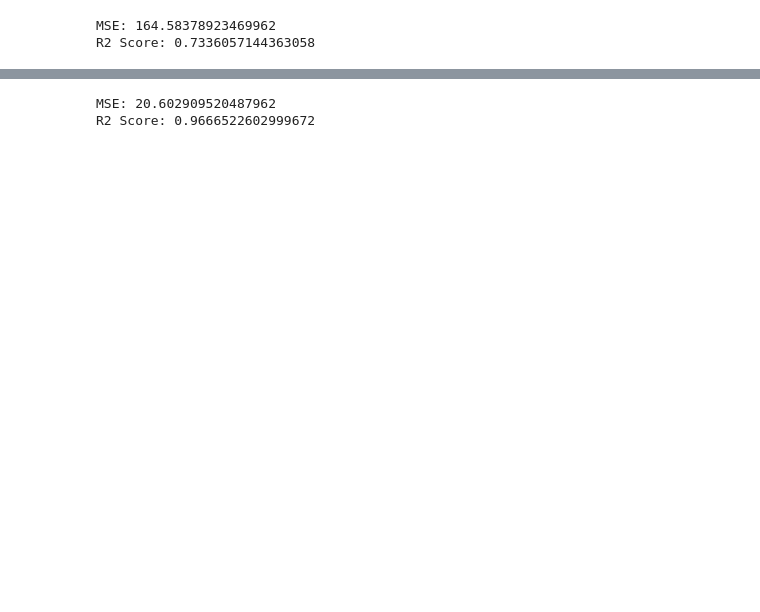
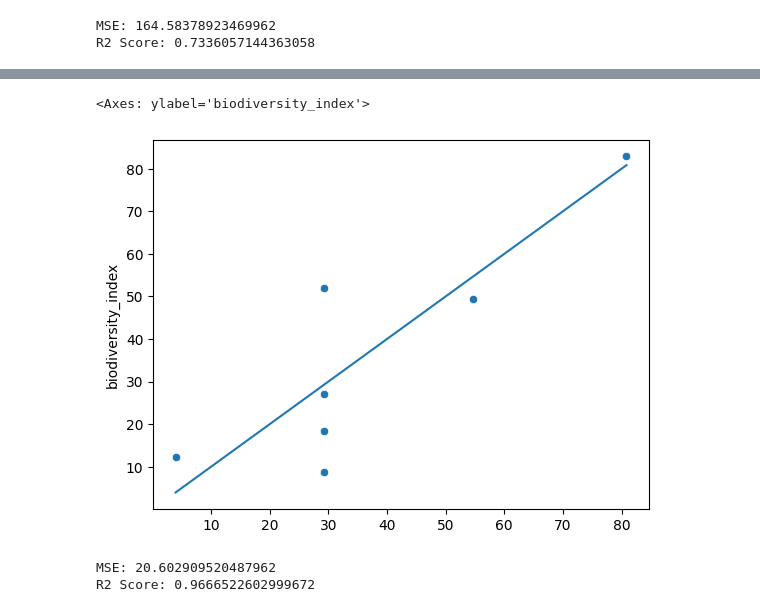
Before and after one commit to mut-rogers/Machine-Learning, a Jupyter notebook: Random Forests/test.ipynb, the cells around one changed output, grey strips where cells are left out. Drawn from its saved outputs; the diff is of its cells as text; code cells hidden in the pictures; blank space fills up the shorter version.

```diff
--- a/Random Forests/test.ipynb
+++ b/Random Forests/test.ipynb
@@ -104,3 +129,9 @@ R2 Score: 0.7336057144363058
+# %%
+sns.lineplot(x=y_predicted, y=y_predicted)
+sns.scatterplot(y=y_test, x=y_predicted)
+# %% [output]
+<Axes: ylabel='biodiversity_index'>
+[figure, added]
 # %%
 # Using Linear Regression
 linear_regression_model = LinearRegression().fit(X_train_scaled, y_train)
```
Also changed, not shown: parts of 3 cells of this notebook, 2 other files.
